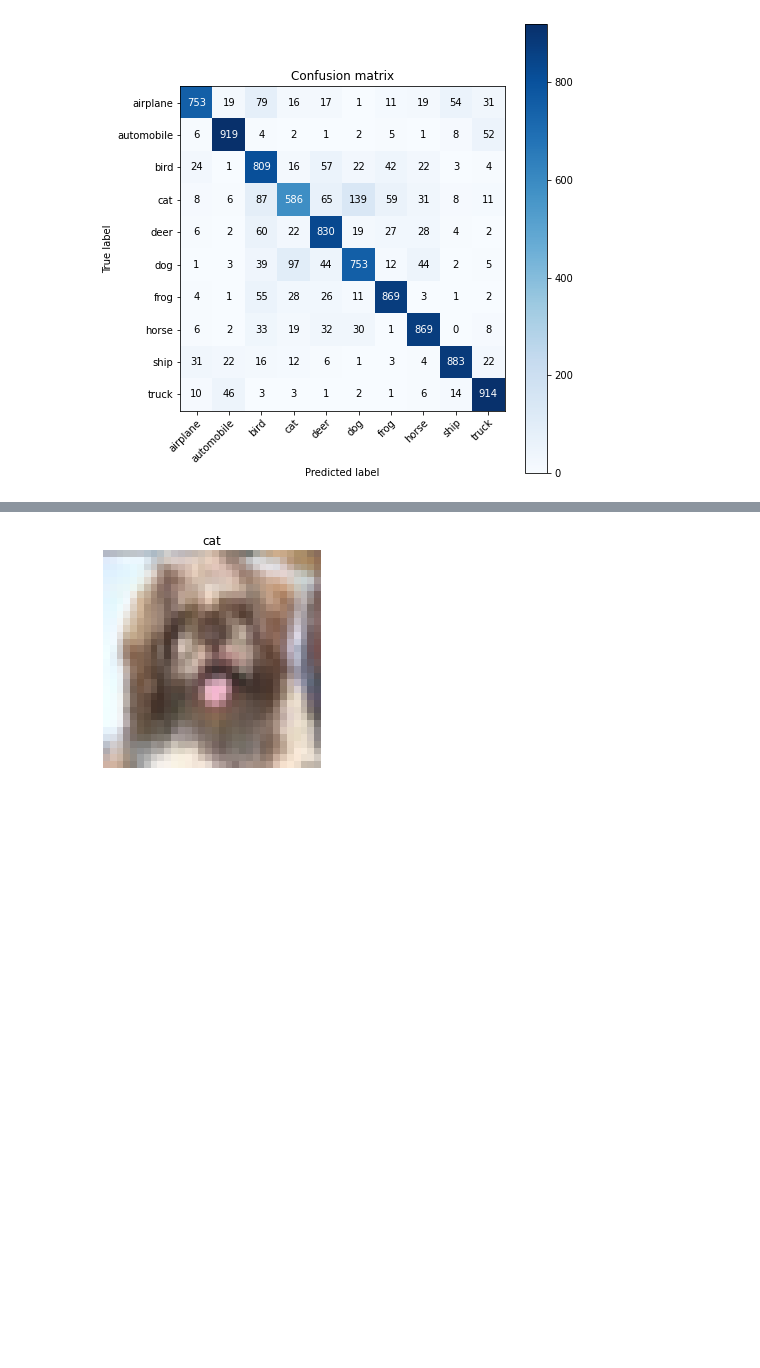
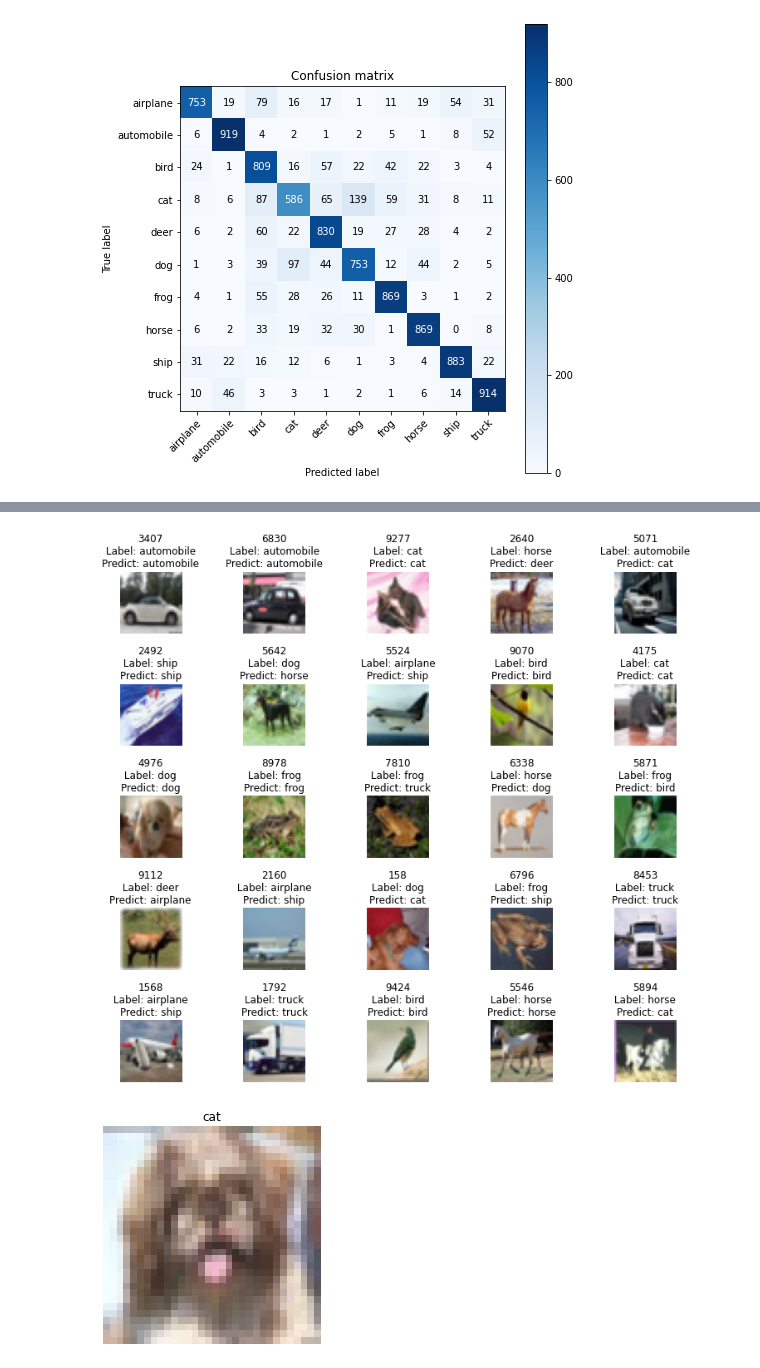
Before and after one commit to kimminju99/Cifar-10_image_classification, a Jupyter notebook: Project2_final_사망년.ipynb, the cells around one changed output, grey strips where cells are left out. Drawn from its saved outputs; the diff is of its cells as text; code cells hidden in the pictures; blank space fills up the shorter version.

```diff
--- a/Project2_final_사망년.ipynb
+++ b/Project2_final_사망년.ipynb
@@ -268,3 +269,20 @@ for i in np.arange(0,R*C):
+# %%
+y_real_pred=model.predict_classes(origin_x_test)
+
+R = 5
+C = 5
+fig, axes = plt.subplots(R, C, figsize=(12,12))
+axes = axes.ravel()
+
+for i in np.arange(-1,R*C-1):
+    num = num_list[i]
+    i= i+1
+    axes[i].imshow(origin_x_test[num])
+    axes[i].set_title("%s\n Label: %s \nPredict: %s" % (num,labels[y_true[num]], labels[y_real_pred[num]]))
+    axes[i].axis('off')
+    plt.subplots_adjust(wspace=1)
+# %% [output]
+[figure, added]
 # %%
 import matplotlib.image as mpimg
 img_path = '/content/gdrive/My Drive/인공지능/bird.jpg'
```
Also changed, not shown: parts of 1 cell of this notebook.
